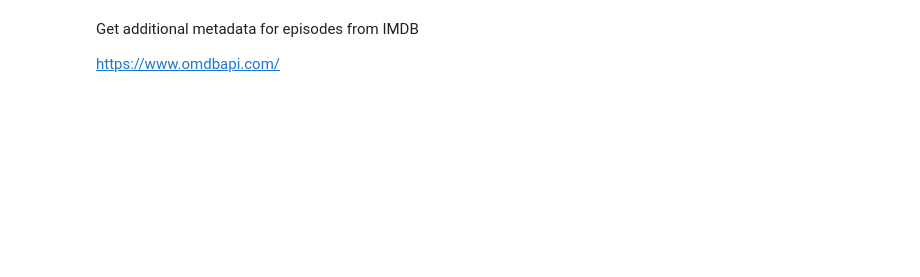
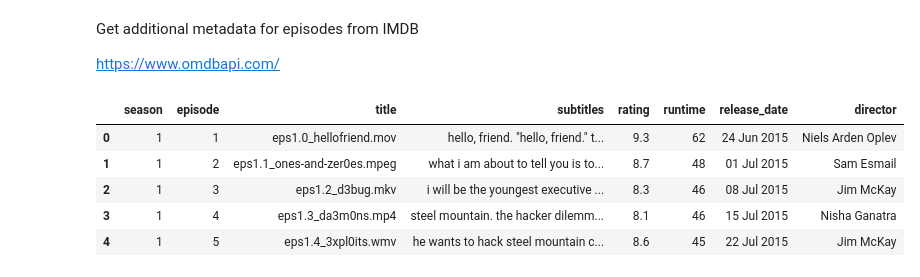
Before and after one commit to ttsteiger/mrrobot-sentiment-analysis, a Jupyter notebook: mrrobot-sentiment-analysis.ipynb, the cells around one changed output. Saved outputs shown, nothing was run; the diff lists cells and outputs as text; code cells hidden in the pictures; blank space fills up the shorter version.

```diff
--- a/mrrobot-sentiment-analysis.ipynb
+++ b/mrrobot-sentiment-analysis.ipynb
@@ -109,6 +117,65 @@ df = df.reset_index(drop=True)
 Get additional metadata for episodes from IMDB
 
 https://www.omdbapi.com/
+# %%
+import requests
+
+# url parameters
+base_url = 'http://www.omdbapi.com/?'
+key = '95422fcb'
+
+def create_url(base=base_url, key=key, **kwargs):
+
+    # add key
+    url = "{}apikey={}".format(base, key)
+
+    # add other provided parameters
+    for key, val in kwargs.items():
+        if (key == 'title'):
+            url += "&{}".format("t={}".format("+".join(val.split(" "))))
+        elif (key == 'season'):
+             url += "&{}".format("Season={}".format(val))
+        elif (key == 'episode'):
+            url += "&{}".format("Episode={}".format(val))
+
+    return url
+
+
+def get_imdb_data(title, season, episode):
+
+    url = create_url(title=title, season=season, episode=episode)
+
+    r = requests.get(url)
+    data = r.json()
+
+    return {'season': int(data['Season']),
+            'episode': int(data['Episode']),
+            'rating': data['imdbRating'],
+            'runtime': int(data['Runtime'][:2]),
+            'release_date': data['Released'],
+            'director': data['Director']
+           }
+
+
+# get additional IMDB data for each episode that has a subtitle file
+columns = ['season', 'episode', 'rating', 'runtime', 'release_date', 'director']
+imdb_df = pd.DataFrame(columns=columns)
+
+for i, row in subtitle_df.iterrows():
+    imdb_df = imdb_df.append(get_imdb_data(title="Mr. Robot", season=row['season'], episode=row['episode']),
+                             ignore_index=True)
+
+
+# merge IMDB and subtitle data
+df = pd.merge(subtitle_df, imdb_df, on=['season', 'episode'], how='left')
+df.head()
+# %% [output]
+|  | season | episode | title | subtitles | rating | runtime | release_date | director |
+| 0 | 1 | 1 | eps1.0_hellofriend.mov | hello, friend. "hello, friend." t... | 9.3 | 62 | 24 Jun 2015 | Niels Arden Oplev |
+| 1 | 1 | 2 | eps1.1_ones-and-zer0es.mpeg | what i am about to tell you is to... | 8.7 | 48 | 01 Jul 2015 | Sam Esmail |
+| 2 | 1 | 3 | eps1.2_d3bug.mkv | i will be the youngest executive ... | 8.3 | 46 | 08 Jul 2015 | Jim McKay |
+| 3 | 1 | 4 | eps1.3_da3m0ns.mp4 | steel mountain. the hacker dilemm... | 8.1 | 46 | 15 Jul 2015 | Nisha Ganatra |
+| 4 | 1 | 5 | eps1.4_3xpl0its.wmv | he wants to hack steel mountain c... | 8.6 | 45 | 22 Jul 2015 | Jim McKay |
 # %% [markdown]
 ## Text Exploration & Analytics
 
```
Also changed, not shown: parts of 13 cells of this notebook, 9 other files.
